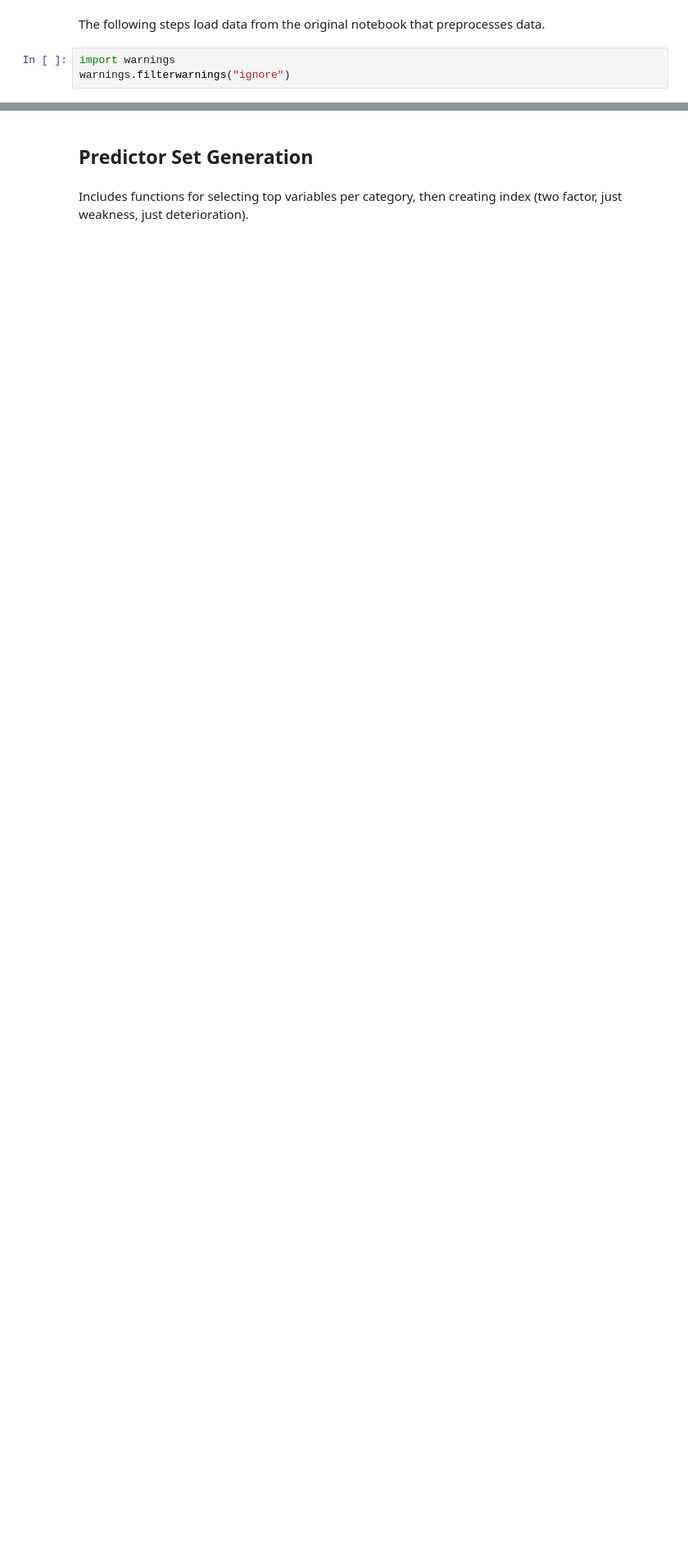
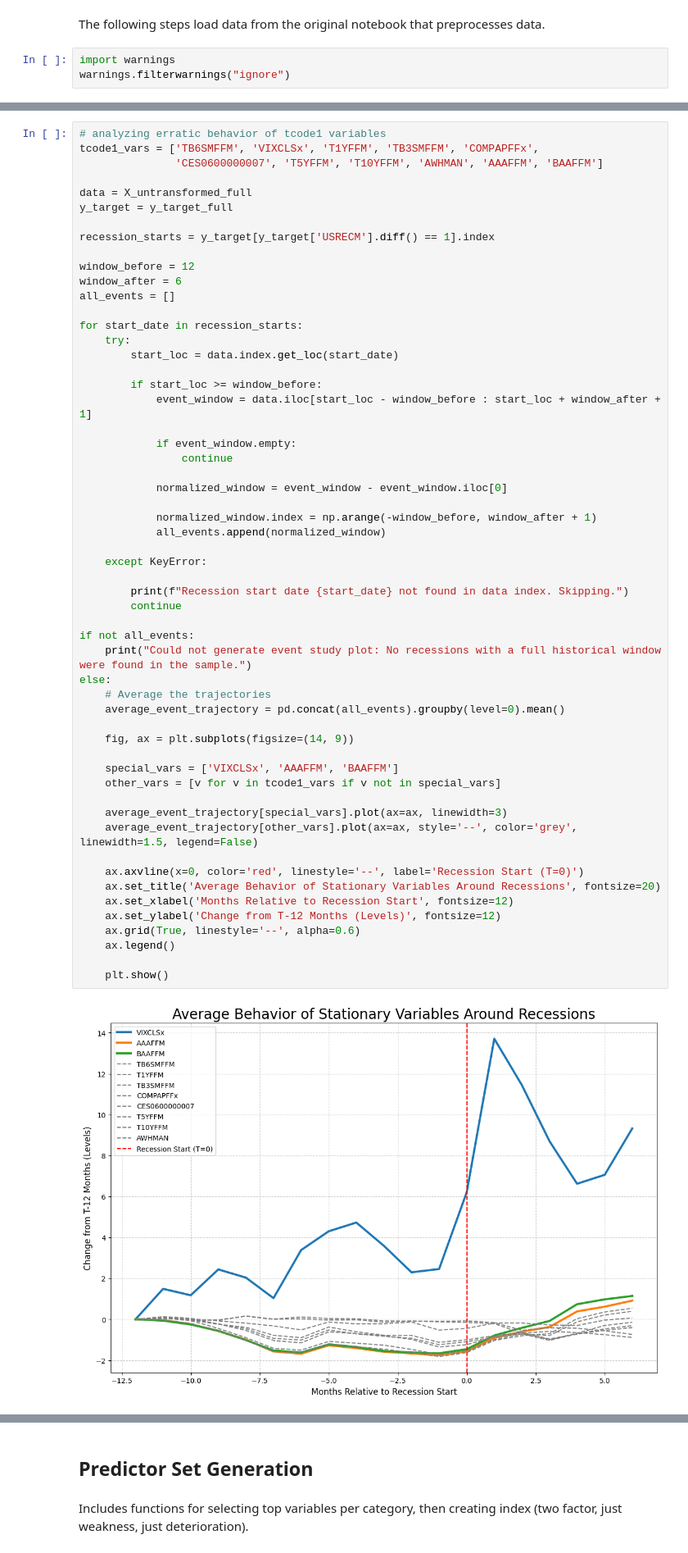
Before and after one commit to rahulb0802/TFDI-Recession-Forecasting, a Jupyter notebook: 02_notebooks/2_Recursive_Forecasting.ipynb, the cells around one changed output, grey strips where cells are left out. Shown: that part at 82% size. Saved outputs shown, nothing was run; the diff lists cells and outputs as text; blank space fills up the shorter version.

```diff
--- a/02_notebooks/2_Recursive_Forecasting.ipynb
+++ b/02_notebooks/2_Recursive_Forecasting.ipynb
@@ -79,0 +89,58 @@ print(f"Data shape: {X_transformed_full.shape}, Target shape: {y_target_full.sha
+# %%
+# analyzing erratic behavior of tcode1 variables
+tcode1_vars = ['TB6SMFFM', 'VIXCLSx', 'T1YFFM', 'TB3SMFFM', 'COMPAPFFx',
+               'CES0600000007', 'T5YFFM', 'T10YFFM', 'AWHMAN', 'AAAFFM', 'BAAFFM']
+
+data = X_untransformed_full
+y_target = y_target_full
+
+recession_starts = y_target[y_target['USRECM'].diff() == 1].index
+
+window_before = 12
+window_after = 6
+all_events = []
+
+for start_date in recession_starts:
+    try:
+        start_loc = data.index.get_loc(start_date)
+
+        if start_loc >= window_before:
+            event_window = data.iloc[start_loc - window_before : start_loc + window_after + 1]
+
+            if event_window.empty:
+                continue
+
+            normalized_window = event_window - event_window.iloc[0]
+
+            normalized_window.index = np.arange(-window_before, window_after + 1)
+            all_events.append(normalized_window)
+
+    except KeyError:
+
+        print(f"Recession start date {start_date} not found in data index. Skipping.")
+        continue
+
+if not all_events:
+    print("Could not generate event study plot: No recessions with a full historical window were found in the sample.")
+else:
+    # Average the trajectories
+    average_event_trajectory = pd.concat(all_events).groupby(level=0).mean()
+
+    fig, ax = plt.subplots(figsize=(14, 9))
+
+    special_vars = ['VIXCLSx', 'AAAFFM', 'BAAFFM']
+    other_vars = [v for v in tcode1_vars if v not in special_vars]
+
+    average_event_trajectory[special_vars].plot(ax=ax, linewidth=3)
+    average_event_trajectory[other_vars].plot(ax=ax, style='--', color='grey', linewidth=1.5, legend=False)
+
+    ax.axvline(x=0, color='red', linestyle='--', label='Recession Start (T=0)')
+    ax.set_title('Average Behavior of Stationary Variables Around Recessions', fontsize=20)
+    ax.set_xlabel('Months Relative to Recession Start', fontsize=12)
+    ax.set_ylabel('Change from T-12 Months (Levels)', fontsize=12)
+    ax.grid(True, linestyle='--', alpha=0.6)
+    ax.legend()
+
+    plt.show()
+# %% [output]
+[figure, added]
```
Also changed, not shown: parts of 9 cells of this notebook.
